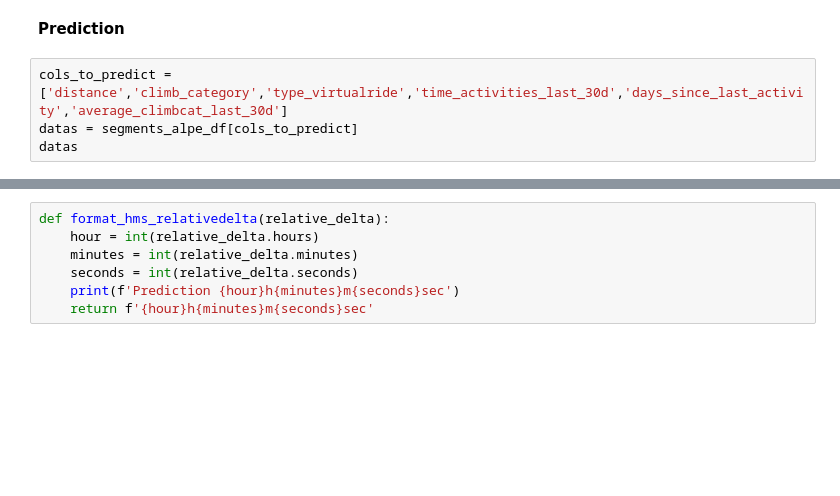
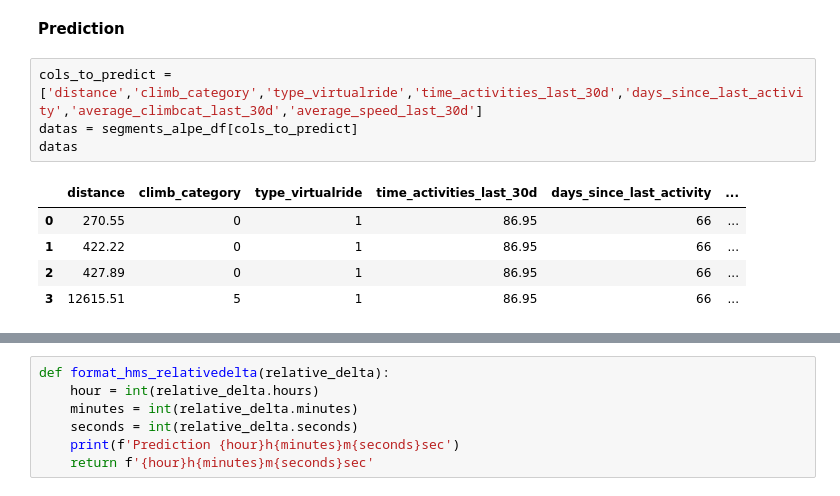
Before and after one commit to vlagache/cycling_travel_time, a Jupyter notebook: notebooks_explanations/model.ipynb, the cells around one changed output, grey strips where cells are left out. Saved outputs shown, nothing was run; the diff lists cells and outputs as text; blank space fills up the shorter version.

```diff
--- a/notebooks_explanations/model.ipynb
+++ b/notebooks_explanations/model.ipynb
@@ -400,9 +400,15 @@ segments_alpe_df
 # %% [markdown]
 **Prediction**
 # %%
-cols_to_predict = ['distance','climb_category','type_virtualride','time_activities_last_30d','days_since_last_activity','average_climbcat_last_30d']
+cols_to_predict = ['distance','climb_category','type_virtualride','time_activities_last_30d','days_since_last_activity','average_climbcat_last_30d','average_speed_last_30d']
 datas = segments_alpe_df[cols_to_predict]
 datas
+# %% [output]
+|  | distance | climb_category | type_virtualride | time_activities_last_30d | days_since_last_activity | ... |
+| 0 | 270.55 | 0 | 1 | 86.95 | 66 | ... |
+| 1 | 422.22 | 0 | 1 | 86.95 | 66 | ... |
+| 2 | 427.89 | 0 | 1 | 86.95 | 66 | ... |
+| 3 | 12615.51 | 5 | 1 | 86.95 | 66 | ... |
 # %%
 alpe_pred_reg = reg.predict(datas)
 elapsed_time_reg = relativedelta(seconds=(np.exp(alpe_pred_reg)).sum())
```
Also changed, not shown: parts of 32 cells of this notebook, 11 other files.
